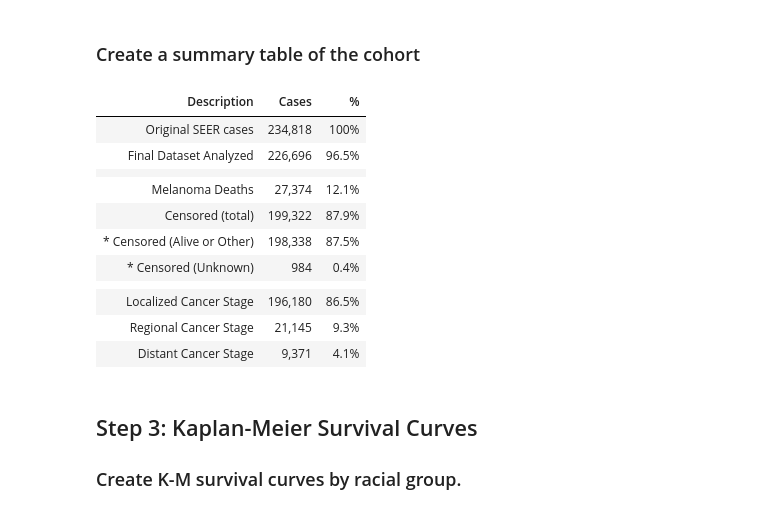
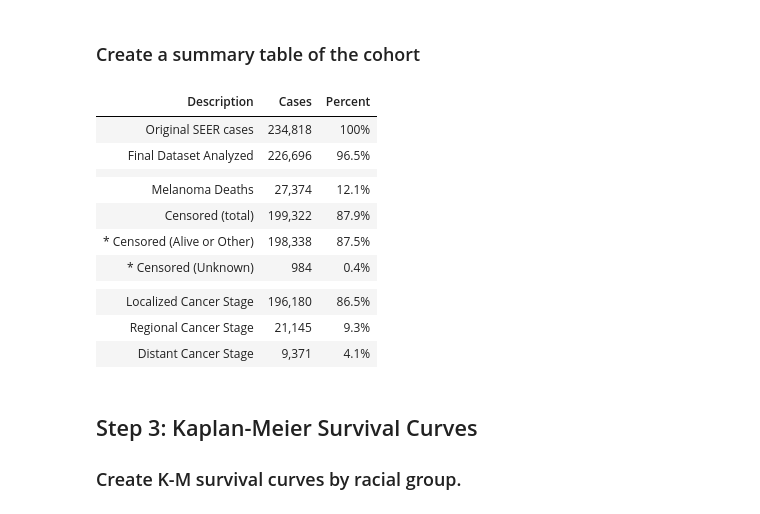
Before and after one commit to kpannoni/melanoma-project, a Jupyter notebook: notebooks/03_survival_analysis.ipynb, the cells around one changed output. Saved outputs shown, nothing was run; the diff lists cells and outputs as text; code cells hidden in the pictures.

```diff
--- a/notebooks/03_survival_analysis.ipynb
+++ b/notebooks/03_survival_analysis.ipynb
@@ -137,40 +137,40 @@ From this dataset, melanoma has an overall cause-specific mortality of **12.1%**
 # %%
 # We need to define some variables first
 original_n = 234818
 final_n = len(mel_data)
 
 # get the N for each cancer stage
 localized_n = mel_data['stage'].value_counts().loc["Localized"]
 regional_n = mel_data['stage'].value_counts().loc["Regional"]
 distant_n = mel_data['stage'].value_counts().loc["Distant"]
 
 # Now we build the table
 cohort_summary = []
 
 # add each row with the N cases to the cohort summary
-cohort_summary.append({"Description": "Original SEER cases", "Cases": f"{original_n:,}", "%": "100%"})
-cohort_summary.append({"Description": "Final Dataset Analyzed", "Cases": f"{filtered_n:,}", "%": f"{filtered_n/original_n*100:.1f}%"})
-cohort_summary.append({"Description": "", "Cases": "", "%": ""}) # spacer
+cohort_summary.append({"Description": "Original SEER cases", "Cases": f"{original_n:,}", "Percent": "100%"})
+cohort_summary.append({"Description": "Final Dataset Analyzed", "Cases": f"{final_n:,}", "Percent": f"{final_n/original_n*100:.1f}%"})
+cohort_summary.append({"Description": "", "Cases": "", "Percent": ""}) # spacer
 # Events and Censored N
-cohort_summary.append({"Description": "Melanoma Deaths", "Cases": f"{mel_events:,}", "%": f"{mel_perc:.1f}%"})
-cohort_summary.append({"Description": "Censored (total)", "Cases": f"{censored_events:,}", "%": f"{censored_perc:.1f}%"})
-cohort_summary.append({"Description": "* Censored (Alive or Other)", "Cases": f"{censored_alive_other:,}", "%": f"{censored_alive_other/final_n*100:.1f}%"})
-cohort_summary.append({"Description": "* Censored (Unknown)", "Cases": f"{censored_unknown:,}", "%": f"{censored_unknown/final_n*100:.1f}%"})
-cohort_summary.append({"Description": "", "Cases": "", "%": ""}) # spacer
+cohort_summary.append({"Description": "Melanoma Deaths", "Cases": f"{mel_events:,}", "Percent": f"{mel_perc:.1f}%"})
+cohort_summary.append({"Description": "Censored (total)", "Cases": f"{censored_events:,}", "Percent": f"{censored_perc:.1f}%"})
+cohort_summary.append({"Description": "* Censored (Alive or Other)", "Cases": f"{censored_alive_other:,}", "Percent": f"{censored_alive_other/final_n*100:.1f}%"})
+cohort_summary.append({"Description": "* Censored (Unknown)", "Cases": f"{censored_unknown:,}", "Percent": f"{censored_unknown/final_n*100:.1f}%"})
+cohort_summary.append({"Description": "", "Cases": "", "Percent": ""}) # spacer
 # Cancer Stage N
-cohort_summary.append({"Description": "Localized Cancer Stage", "Cases": f"{localized_n:,}", "%": f"{localized_n/final_n*100:.1f}%"})
-cohort_summary.append({"Description": "Regional Cancer Stage", "Cases": f"{regional_n:,}", "%": f"{regional_n/final_n*100:.1f}%"})
-cohort_summary.append({"Description": "Distant Cancer Stage", "Cases": f"{distant_n:,}", "%": f"{distant_n/final_n*100:.1f}%"})
+cohort_summary.append({"Description": "Localized Cancer Stage", "Cases": f"{localized_n:,}", "Percent": f"{localized_n/final_n*100:.1f}%"})
+cohort_summary.append({"Description": "Regional Cancer Stage", "Cases": f"{regional_n:,}", "Percent": f"{regional_n/final_n*100:.1f}%"})
+cohort_summary.append({"Description": "Distant Cancer Stage", "Cases": f"{distant_n:,}", "Percent": f"{distant_n/final_n*100:.1f}%"})
 
 # Make the cohort summary into a clean dataframe
 cohort_summary_df = pd.DataFrame(cohort_summary)
 
 # Save the cohort summary as a CSV file
 cohort_summary_df.to_csv('../data/cohort_summary.csv', index=False)
 
 cohort_summary_df.style.hide(axis='index')
 # %% [output]
-| Description | Cases | % |
+| Description | Cases | Percent |
 | Original SEER cases | 234,818 | 100% |
 | Final Dataset Analyzed | 226,696 | 96.5% |
 |  |  |  |
```
Also changed, not shown: parts of 1 cell of this notebook, 1 other file.
